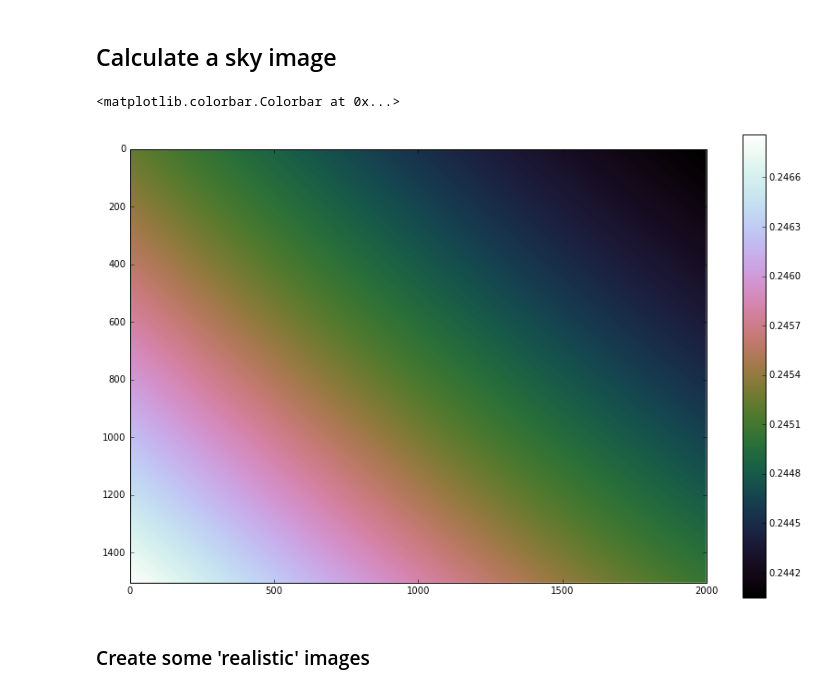
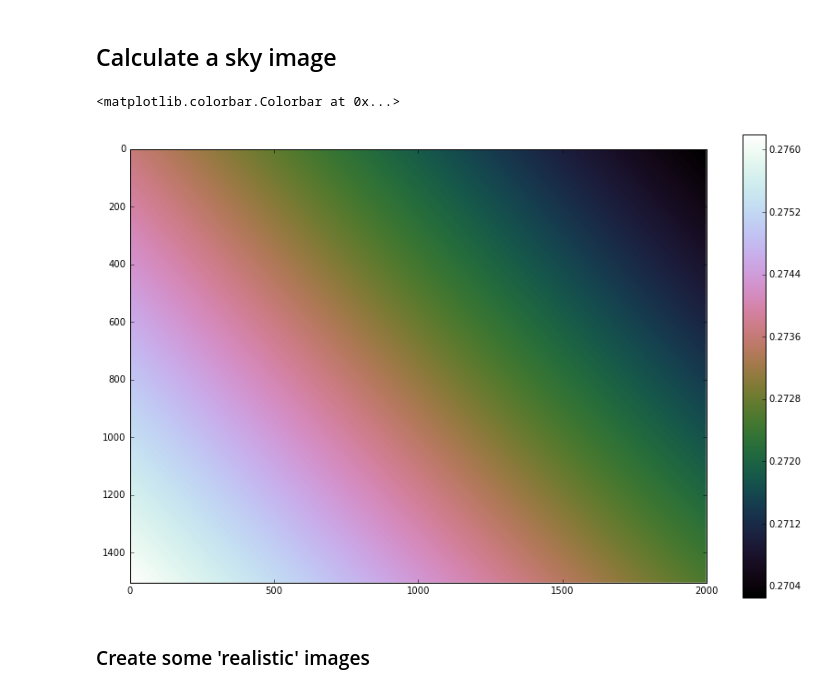
Before and after one commit to AnthonyHorton/astroimsim, a Jupyter notebook: Australian Space Eye.ipynb, the cells around one changed output. Drawn from its saved outputs; the diff is of its cells as text; code cells hidden in the pictures.

Commit message:
Moved fake filter profile functions to astroimsim.py, in notebook replaced DECam filters with Space Eye ones

```diff
--- a/Australian Space Eye.ipynb
+++ b/Australian Space Eye.ipynb
@@ -128,0 +97,22 @@ for (f_name, f_data) in filters.items():
+# %%
+N = 50
+r = 0.14
+
+filters = {"i1":Table((zl.waves, astroimsim.cheby_band(zl.waves, 700*u.nm, 850.0 * u.nm, N, ripple=r)), \
+                      names = ['Wavelength', 'Transmission']), \
+           "i2":Table((zl.waves, astroimsim.cheby_band(zl.waves, 700*u.nm, 855.5 * u.nm, N, ripple=r)), \
+                      names = ['Wavelength', 'Transmission']), \
+           "i3":Table((zl.waves, astroimsim.cheby_band(zl.waves, 700*u.nm, 861.0 * u.nm, N, ripple=r)), \
+                      names = ['Wavelength', 'Transmission']), \
+           "z1":Table((zl.waves, astroimsim.cheby_band(zl.waves, 854.0*u.nm, 1000 * u.nm, N, ripple=r)), \
+                      names = ['Wavelength', 'Transmission']), \
+           "z2":Table((zl.waves, astroimsim.cheby_band(zl.waves, 859.5*u.nm, 1000 * u.nm, N, ripple=r)), \
+                      names = ['Wavelength', 'Transmission']), \
+           "z3":Table((zl.waves, astroimsim.cheby_band(zl.waves, 865.0*u.nm, 1000 * u.nm, N, ripple=r)), \
+                      names = ['Wavelength', 'Transmission'])}
+
+for f in filters.values():
+    # Set units correctly
+    f['Wavelength'] = f['Wavelength'].to(u.um)
+    f['Wavelength'].unit = u.um
+    f['Transmission'].unit = u.dimensionless_unscaled
@@ -242,9 +264,16 @@ noiseless_i = ase.make_noiseless_image(centre, t, "i'", zl=zl)
+# %%
+noiseless_i1 = ase.make_noiseless_image(centre, t, "i1", zl=zl)
+noiseless_i2 = ase.make_noiseless_image(centre, t, "i2", zl=zl)
+noiseless_i3 = ase.make_noiseless_image(centre, t, "i3", zl=zl)
+noiseless_z1 = ase.make_noiseless_image(centre, t, "z1", zl=zl)
+noiseless_z2 = ase.make_noiseless_image(centre, t, "z2", zl=zl)
+noiseless_z3 = ase.make_noiseless_image(centre, t, "z3", zl=zl)
 # %%
-plt.imshow(noiseless_i, interpolation='none', aspect='equal', cmap='cubehelix')
+plt.imshow(noiseless_i2, interpolation='none', aspect='equal', cmap='cubehelix')
 plt.colorbar()
 # %% [output]
 <matplotlib.colorbar.Colorbar at 0x...>
-[figure, old version]
+[figure, new version]
 # %% [markdown]
 ### Create some 'realistic' images
 # %%
```
Also changed, not shown: parts of 20 cells of this notebook, 1 other file.
